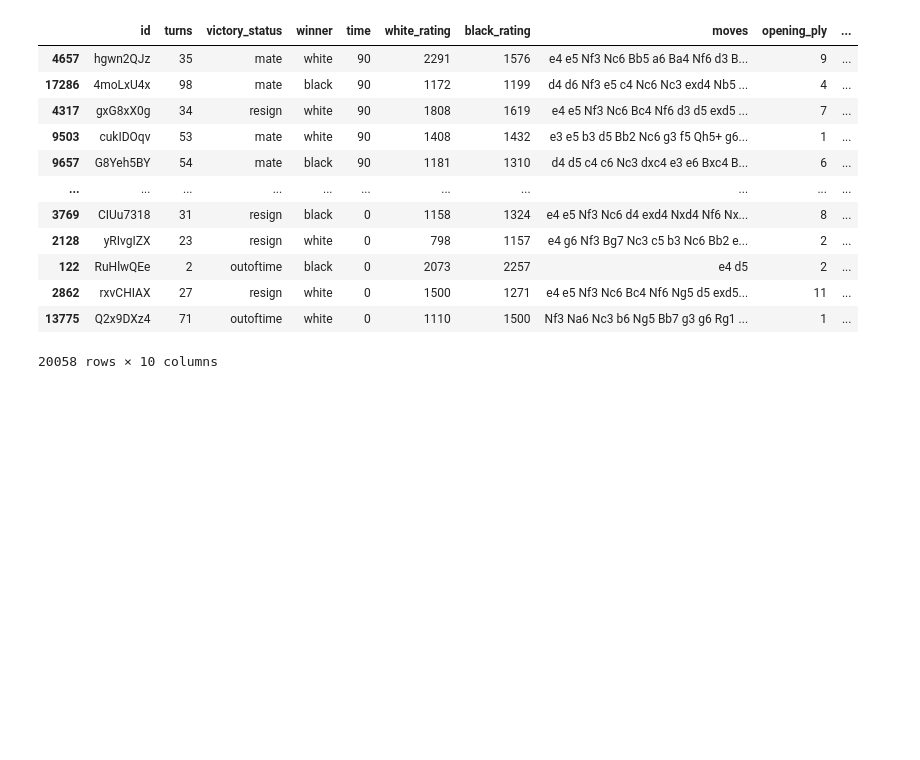
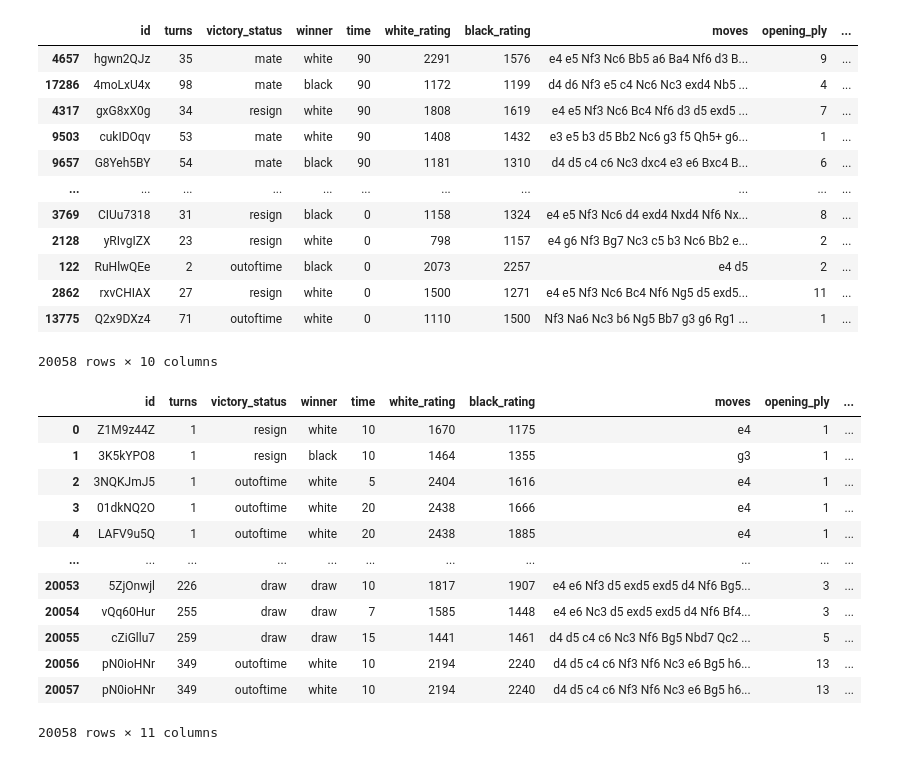
Before and after one commit to data301-2020-winter1/course-project-group_6025, a Jupyter notebook: analysis/Robiian1989/Milestone 2.ipynb, the cells around one changed output. Drawn from its saved outputs; the diff is of its cells as text; code cells hidden in the pictures; blank space fills up the shorter version.

```diff
--- a/analysis/Robiian1989/Milestone 2.ipynb
+++ b/analysis/Robiian1989/Milestone 2.ipynb
@@ -192,3 +192,20 @@ df_matchtime.sort_values(['time'],ascending=False)
 20058 rows × 10 columns
 # %%
 df_matchtime_fixed=pd.to_numeric(df_matchtime['time'])
+# %%
+df2=pd.concat([df1,df_matchtime_fixed],axis=1)
+df2
+# %% [output]
+|  | id | turns | victory_status | winner | time | white_rating | black_rating | moves | opening_ply | ... |
+| 0 | Z1M9z44Z | 1 | resign | white | 10 | 1670 | 1175 | e4 | 1 | ... |
+| 1 | 3K5kYPO8 | 1 | resign | black | 10 | 1464 | 1355 | g3 | 1 | ... |
+| 2 | 3NQKJmJ5 | 1 | outoftime | white | 5 | 2404 | 1616 | e4 | 1 | ... |
+| 3 | 01dkNQ2O | 1 | outoftime | white | 20 | 2438 | 1666 | e4 | 1 | ... |
+| 4 | LAFV9u5Q | 1 | outoftime | white | 20 | 2438 | 1885 | e4 | 1 | ... |
+| ... | ... | ... | ... | ... | ... | ... | ... | ... | ... | ... |
+| 20053 | 5ZjOnwjl | 226 | draw | draw | 10 | 1817 | 1907 | e4 e6 Nf3 d5 exd5 exd5 d4 Nf6 Bg5... | 3 | ... |
+| 20054 | vQq60Hur | 255 | draw | draw | 7 | 1585 | 1448 | e4 e6 Nc3 d5 exd5 exd5 d4 Nf6 Bf4... | 3 | ... |
+| 20055 | cZiGllu7 | 259 | draw | draw | 15 | 1441 | 1461 | d4 d5 c4 c6 Nc3 Nf6 Bg5 Nbd7 Qc2 ... | 5 | ... |
+| 20056 | pN0ioHNr | 349 | outoftime | white | 10 | 2194 | 2240 | d4 d5 c4 c6 Nf3 Nf6 Nc3 e6 Bg5 h6... | 13 | ... |
+| 20057 | pN0ioHNr | 349 | outoftime | white | 10 | 2194 | 2240 | d4 d5 c4 c6 Nf3 Nf6 Nc3 e6 Bg5 h6... | 13 | ... |
+20058 rows × 11 columns
```
Also changed, not shown: parts of 3 cells of this notebook, 1 other file.
